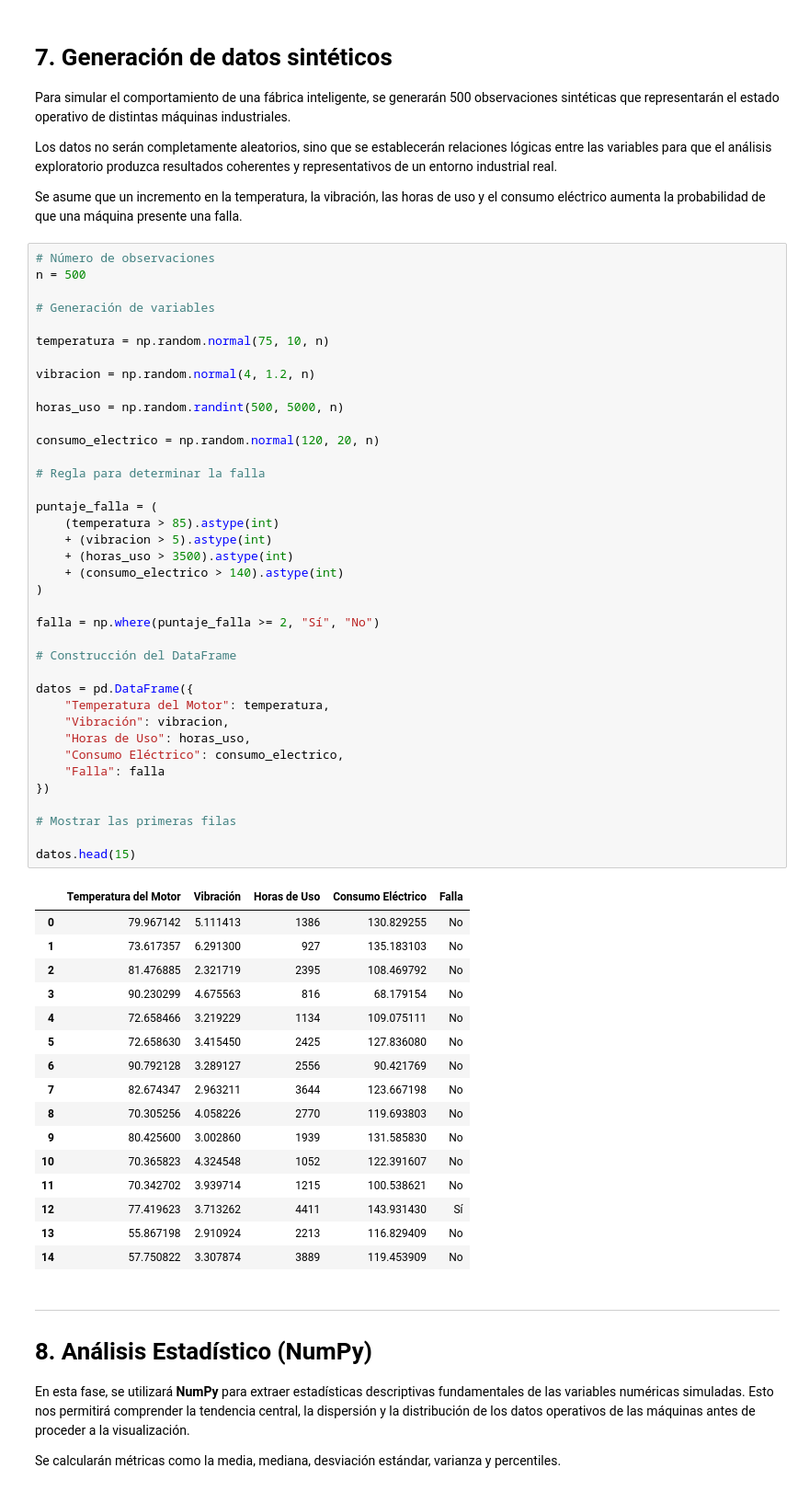
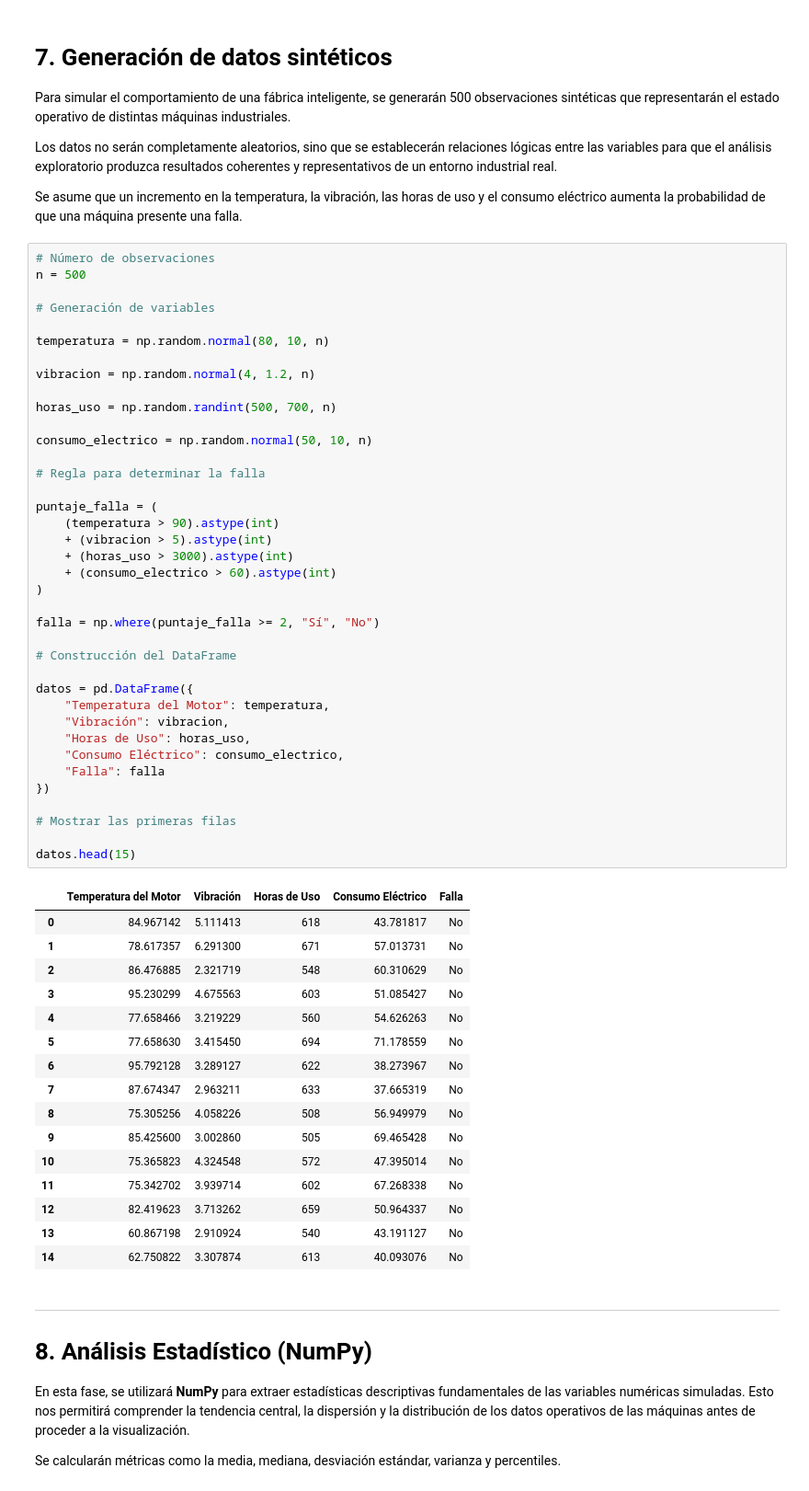
Before and after one commit to CharlyUP-300/Inteligencia-Artificial-Segundo-Corte, a Jupyter notebook: Taller4final/Taller_Practico_4.ipynb, the cells around one changed output. Shown at 92% size. Drawn from its saved outputs; the diff is of its cells as text.

```diff
--- a/Taller4final/Taller_Practico_4.ipynb
+++ b/Taller4final/Taller_Practico_4.ipynb
@@ -396,55 +396,55 @@ n = 500
 
 # Generación de variables
 
-temperatura = np.random.normal(75, 10, n)
+temperatura = np.random.normal(80, 10, n)
 
 vibracion = np.random.normal(4, 1.2, n)
 
-horas_uso = np.random.randint(500, 5000, n)
+horas_uso = np.random.randint(500, 700, n)
 
-consumo_electrico = np.random.normal(120, 20, n)
+consumo_electrico = np.random.normal(50, 10, n)
 
 # Regla para determinar la falla
 
 puntaje_falla = (
-    (temperatura > 85).astype(int)
+    (temperatura > 90).astype(int)
     + (vibracion > 5).astype(int)
-    + (horas_uso > 3500).astype(int)
-    + (consumo_electrico > 140).astype(int)
+    + (horas_uso > 3000).astype(int)
+    + (consumo_electrico > 60).astype(int)
 )
 
 falla = np.where(puntaje_falla >= 2, "Sí", "No")
 
 # Construcción del DataFrame
 
 datos = pd.DataFrame({
     "Temperatura del Motor": temperatura,
     "Vibración": vibracion,
     "Horas de Uso": horas_uso,
     "Consumo Eléctrico": consumo_electrico,
     "Falla": falla
 })
 
 # Mostrar las primeras filas
 
 datos.head(15)
 # %% [output]
 |  | Temperatura del Motor | Vibración | Horas de Uso | Consumo Eléctrico | Falla |
-| 0 | 79.967142 | 5.111413 | 1386 | 130.829255 | No |
-| 1 | 73.617357 | 6.291300 | 927 | 135.183103 | No |
-| 2 | 81.476885 | 2.321719 | 2395 | 108.469792 | No |
-| 3 | 90.230299 | 4.675563 | 816 | 68.179154 | No |
-| 4 | 72.658466 | 3.219229 | 1134 | 109.075111 | No |
-| 5 | 72.658630 | 3.415450 | 2425 | 127.836080 | No |
-| 6 | 90.792128 | 3.289127 | 2556 | 90.421769 | No |
-| 7 | 82.674347 | 2.963211 | 3644 | 123.667198 | No |
-| 8 | 70.305256 | 4.058226 | 2770 | 119.693803 | No |
-| 9 | 80.425600 | 3.002860 | 1939 | 131.585830 | No |
-| 10 | 70.365823 | 4.324548 | 1052 | 122.391607 | No |
-| 11 | 70.342702 | 3.939714 | 1215 | 100.538621 | No |
-| 12 | 77.419623 | 3.713262 | 4411 | 143.931430 | Sí |
-| 13 | 55.867198 | 2.910924 | 2213 | 116.829409 | No |
-| 14 | 57.750822 | 3.307874 | 3889 | 119.453909 | No |
+| 0 | 84.967142 | 5.111413 | 618 | 43.781817 | No |
+| 1 | 78.617357 | 6.291300 | 671 | 57.013731 | No |
+| 2 | 86.476885 | 2.321719 | 548 | 60.310629 | No |
+| 3 | 95.230299 | 4.675563 | 603 | 51.085427 | No |
+| 4 | 77.658466 | 3.219229 | 560 | 54.626263 | No |
+| 5 | 77.658630 | 3.415450 | 694 | 71.178559 | No |
+| 6 | 95.792128 | 3.289127 | 622 | 38.273967 | No |
+| 7 | 87.674347 | 2.963211 | 633 | 37.665319 | No |
+| 8 | 75.305256 | 4.058226 | 508 | 56.949979 | No |
+| 9 | 85.425600 | 3.002860 | 505 | 69.465428 | No |
+| 10 | 75.365823 | 4.324548 | 572 | 47.395014 | No |
+| 11 | 75.342702 | 3.939714 | 602 | 67.268338 | No |
+| 12 | 82.419623 | 3.713262 | 659 | 50.964337 | No |
+| 13 | 60.867198 | 2.910924 | 540 | 43.191127 | No |
+| 14 | 62.750822 | 3.307874 | 613 | 40.093076 | No |
 # %% [markdown]
 ---
 
```
Also changed, not shown: parts of 10 cells of this notebook.
